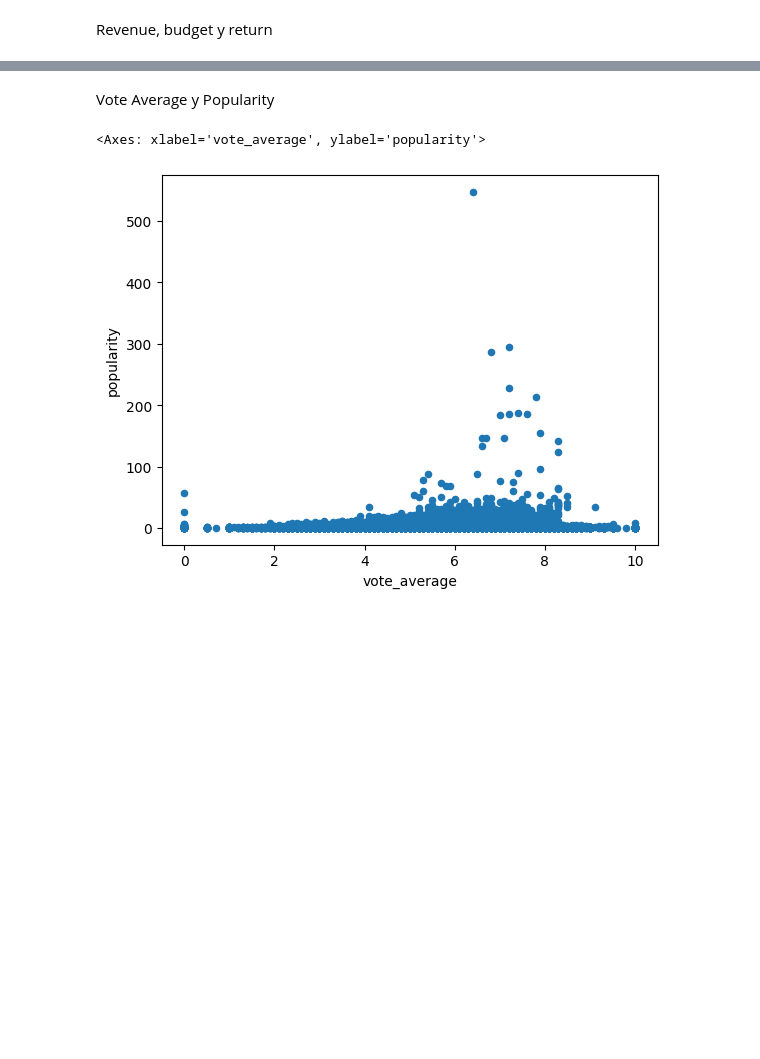
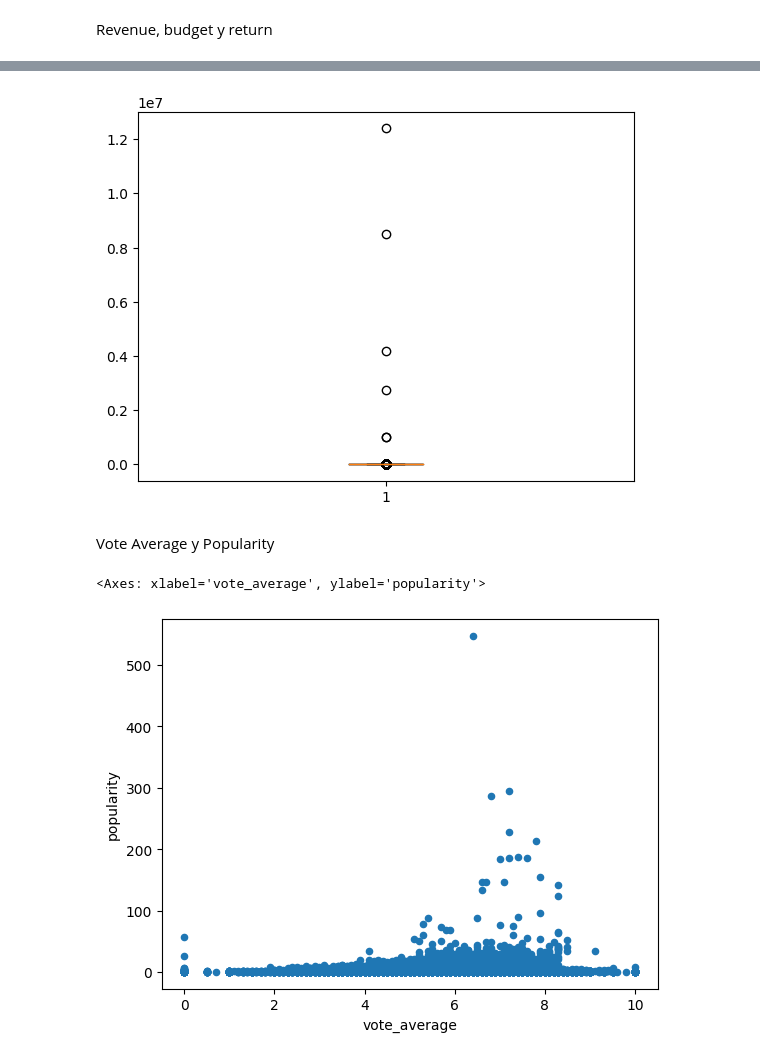
Before and after one commit to pacokrapo/fastAPI, a Jupyter notebook: Analisis_Exploratorio.ipynb, the cells around one changed output, grey strips where cells are left out. Drawn from its saved outputs; the diff is of its cells as text; code cells hidden in the pictures; blank space fills up the shorter version.

```diff
--- a/Analisis_Exploratorio.ipynb
+++ b/Analisis_Exploratorio.ipynb
@@ -177,3 +151,11 @@ MoviesDataset.plot.scatter(x='budget', y='return')
+# %%
+#Diagrama de cajas para ver los outliers de return:
+
+plt.boxplot(MoviesDataset['Return'])
+
+plt.show()
+# %% [output]
+[figure, added]
 # %% [markdown]
 Vote Average y Popularity
 # %%
```
Also changed, not shown: parts of 16 cells of this notebook, 3 other files.
